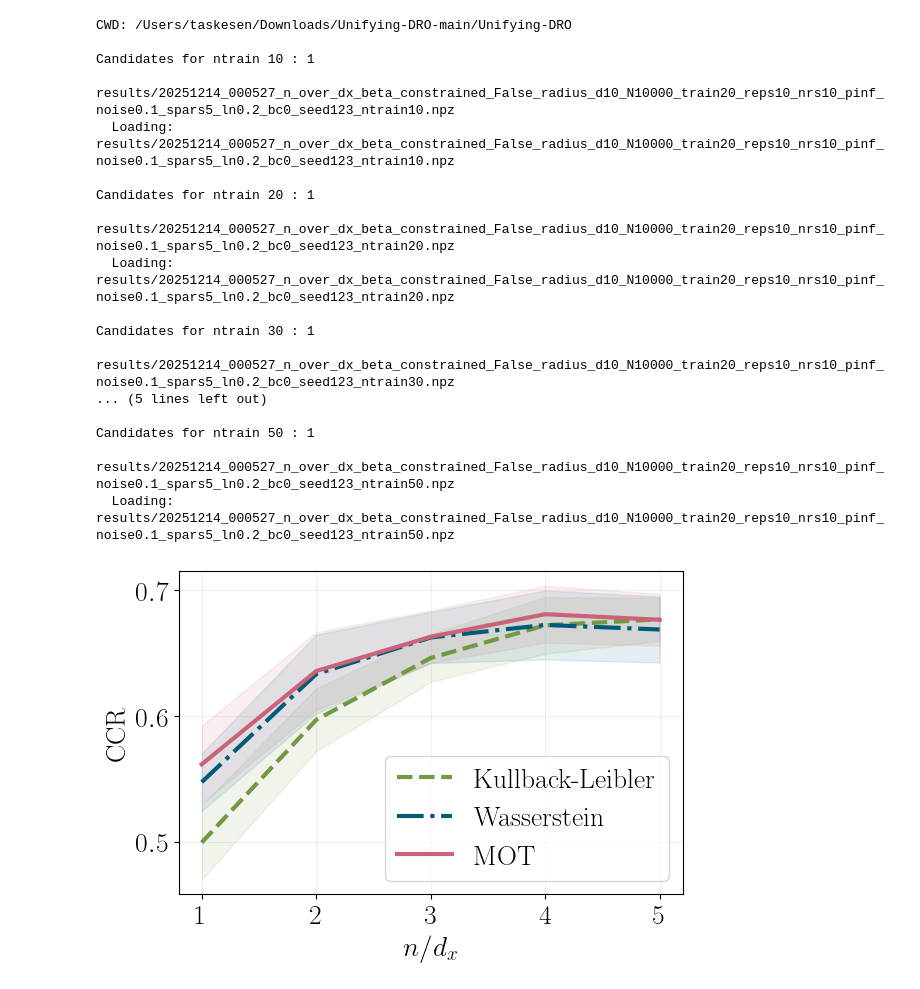
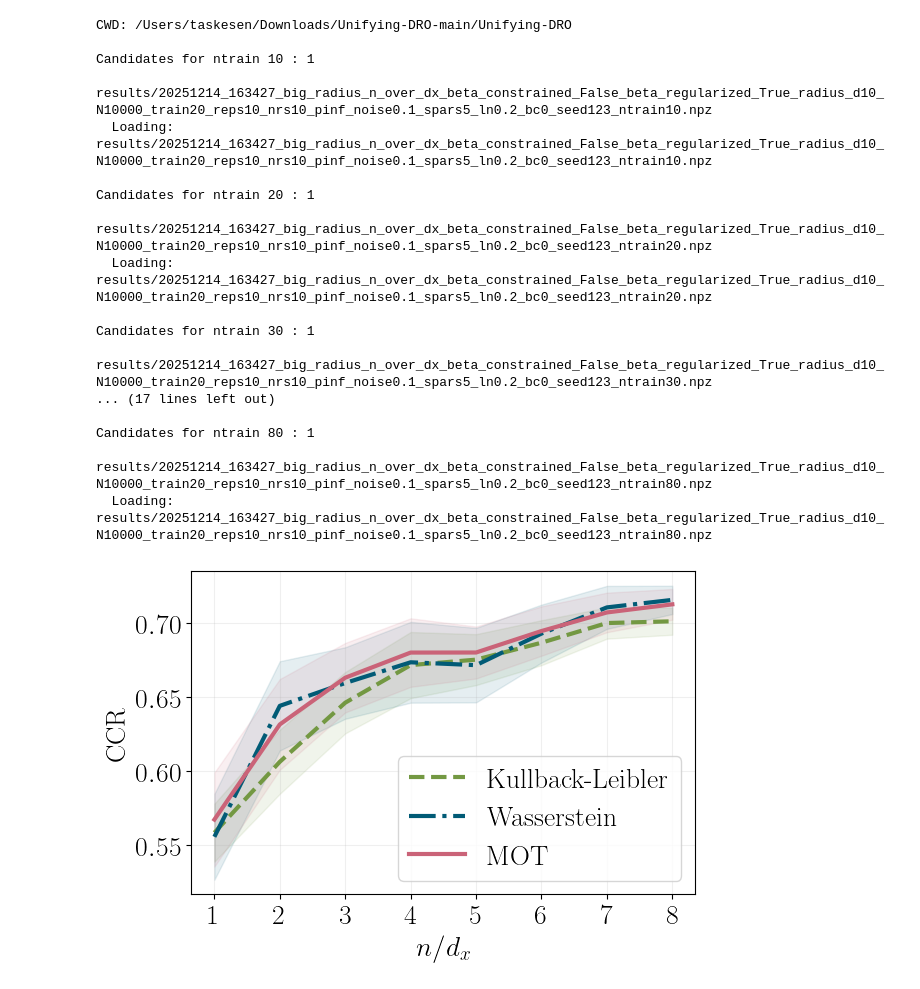
Before and after one commit to BaharTaskesen/Unifying-DRO, a Jupyter notebook: analyse_results.ipynb, the cells around one changed output. Cells and saved outputs as stored; diff of their text form; code cells hidden in the pictures.

```diff
--- a/analyse_results.ipynb
+++ b/analyse_results.ipynb
@@ -22,7 +22,7 @@ N_all = [d]
 noise_mag = 0.1
 
 for N in N_all:
-    res = np.load("results/20251212_192003_radius_d100_N10000_train200_reps10_nrs10_pinf_noise0.1_spars10_ln0.2_bc0_seed123_ntrain200.npz")
+    res = np.load("results/20251214_021908_beta_constrained_False_beta_regularized_True_radius_d100_N10000_train200_reps10_nrs10_pinf_noise0.1_spars10_ln0.2_bc0_seed123_ntrain200.npz")
 
     plot_results(res, d, N, p, replications, name_file="simulation", plot_emp=True, save_format="pdf")
 # %% [output]
@@ -48,7 +48,7 @@ replications = 10
 base_seed = 123
 beta_constrained = False
 
-n_train_all = [d, 2*d, 3*d, 4*d, 5*d]  # adjust if you want
+n_train_all = [d, 2*d, 3*d, 4*d, 5*d, 6*d, 7*d, 8*d]#, 9*d, 10*d]  # adjust if you want
 
 results_dir = "results"
 print("CWD:", os.getcwd())
@@ -60,7 +60,7 @@ kl_color = '#739842'
 for n_train in n_train_all:
     pattern = os.path.join(
         results_dir,
-        f"*_n_over_dx_beta_constrained_{beta_constrained}_radius_d{d}_*"
+        f"*_big_radius_n_over_dx_beta_constrained_{beta_constrained}_beta_regularized_{True}_radius_d{d}_*"
         f"_reps{replications}_*_p{p}_noise{noise_mag}_spars{sparsity}_ln{label_noise}_*_seed{base_seed}_ntrain{n_train}.npz"
     )
     cands = sorted(glob.glob(pattern))
@@ -89,41 +89,41 @@ n_ds = (np.array(n_train_all[:best_kl.shape[0]], dtype=float) / float(d))
 def plot_curve(ax, x, y, color, label, linestyle='solid', lw=3):
     mean_ = np.mean(y, axis=1)
     err_ = np.std(y, axis=1) * 0.5
     ax.plot(x, mean_, color=color, linestyle=linestyle, linewidth=lw, label=label)
     ax.fill_between(x, mean_ - err_, mean_ + err_, alpha=0.1, color=color)
 
 fig, ax = plt.subplots(1, 1, figsize=(6.5, 4.2))
 plot_curve(ax, n_ds, best_kl, color=kl_color, linestyle='dashed', label="Kullback-Leibler")
 plot_curve(ax, n_ds, best_wass, color=wass_color, linestyle='-.', label="Wasserstein")
 plot_curve(ax, n_ds, best_mot, color=mot_color, label="MOT")
 
 ax.set_xlabel(r"$n/d_x$")
 ax.set_ylabel("CCR")
 ax.set_xticks(list(n_ds))
 ax.grid(True, which="both", alpha=0.2)
 ax.legend()
 plt.show()
 os.makedirs("figures", exist_ok=True)
 out_pdf = os.path.join("figures", "ccr_test_n_over_dx_from_ntrain_files.pdf")
-fig.savefig('figure_2c.pdf', bbox_inches="tight")
+fig.savefig('figure_2c_longer.pdf', bbox_inches="tight")
 plt.close(fig)
 # print("\nSaved figure:", os.path.abspath(out_pdf))
 # %% [output]
 CWD: /Users/taskesen/Downloads/Unifying-DRO-main/Unifying-DRO
 
 Candidates for ntrain 10 : 1
-   results/20251214_000527_n_over_dx_beta_constrained_False_radius_d10_N10000_train20_reps10_nrs10_pinf_noise0.1_spars5_ln0.2_bc0_seed123_ntrain10.npz
-  Loading: results/20251214_000527_n_over_dx_beta_constrained_False_radius_d10_N10000_train20_reps10_nrs10_pinf_noise0.1_spars5_ln0.2_bc0_seed123_ntrain10.npz
+   results/20251214_163427_big_radius_n_over_dx_beta_constrained_False_beta_regularized_True_radius_d10_N10000_train20_reps10_nrs10_pinf_noise0.1_spars5_ln0.2_bc0_seed123_ntrain10.npz
+  Loading: results/20251214_163427_big_radius_n_over_dx_beta_constrained_False_beta_regularized_True_radius_d10_N10000_train20_reps10_nrs10_pinf_noise0.1_spars5_ln0.2_bc0_seed123_ntrain10.npz
 
 Candidates for ntrain 20 : 1
-   results/20251214_000527_n_over_dx_beta_constrained_False_radius_d10_N10000_train20_reps10_nrs10_pinf_noise0.1_spars5_ln0.2_bc0_seed123_ntrain20.npz
-  Loading: results/20251214_000527_n_over_dx_beta_constrained_False_radius_d10_N10000_train20_reps10_nrs10_pinf_noise0.1_spars5_ln0.2_bc0_seed123_ntrain20.npz
+   results/20251214_163427_big_radius_n_over_dx_beta_constrained_False_beta_regularized_True_radius_d10_N10000_train20_reps10_nrs10_pinf_noise0.1_spars5_ln0.2_bc0_seed123_ntrain20.npz
+  Loading: results/20251214_163427_big_radius_n_over_dx_beta_constrained_False_beta_regularized_True_radius_d10_N10000_train20_reps10_nrs10_pinf_noise0.1_spars5_ln0.2_bc0_seed123_ntrain20.npz
 
 Candidates for ntrain 30 : 1
-   results/20251214_000527_n_over_dx_beta_constrained_False_radius_d10_N10000_train20_reps10_nrs10_pinf_noise0.1_spars5_ln0.2_bc0_seed123_ntrain30.npz
-... (5 lines left out)
+   results/20251214_163427_big_radius_n_over_dx_beta_constrained_False_beta_regularized_True_radius_d10_N10000_train20_reps10_nrs10_pinf_noise0.1_spars5_ln0.2_bc0_seed123_ntrain30.npz
+... (17 lines left out)
 
-Candidates for ntrain 50 : 1
-   results/20251214_000527_n_over_dx_beta_constrained_False_radius_d10_N10000_train20_reps10_nrs10_pinf_noise0.1_spars5_ln0.2_bc0_seed123_ntrain50.npz
-  Loading: results/20251214_000527_n_over_dx_beta_constrained_False_radius_d10_N10000_train20_reps10_nrs10_pinf_noise0.1_spars5_ln0.2_bc0_seed123_ntrain50.npz
+Candidates for ntrain 80 : 1
+   results/20251214_163427_big_radius_n_over_dx_beta_constrained_False_beta_regularized_True_radius_d10_N10000_train20_reps10_nrs10_pinf_noise0.1_spars5_ln0.2_bc0_seed123_ntrain80.npz
+  Loading: results/20251214_163427_big_radius_n_over_dx_beta_constrained_False_beta_regularized_True_radius_d10_N10000_train20_reps10_nrs10_pinf_noise0.1_spars5_ln0.2_bc0_seed123_ntrain80.npz
-[figure, old version]
+[figure, new version]
```
Also changed, not shown: parts of 2 cells of this notebook, 13 other files.
